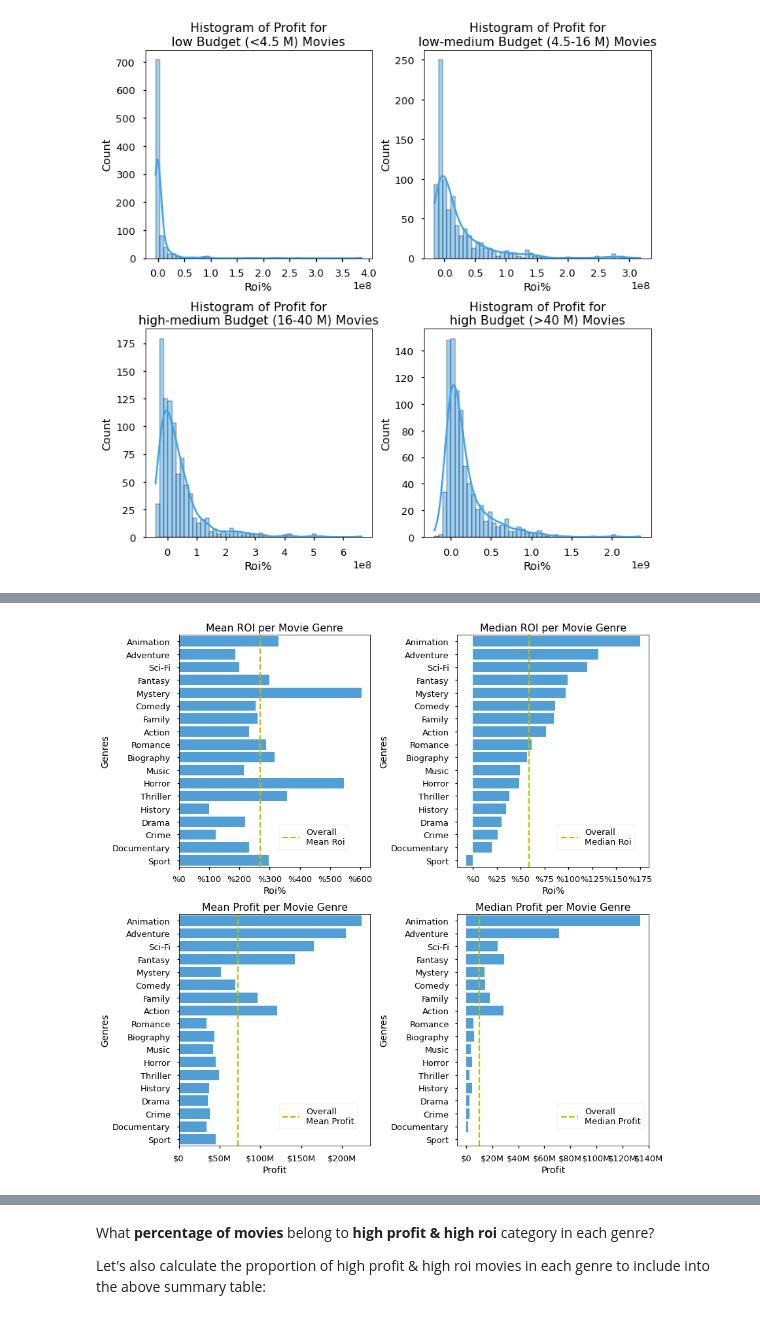
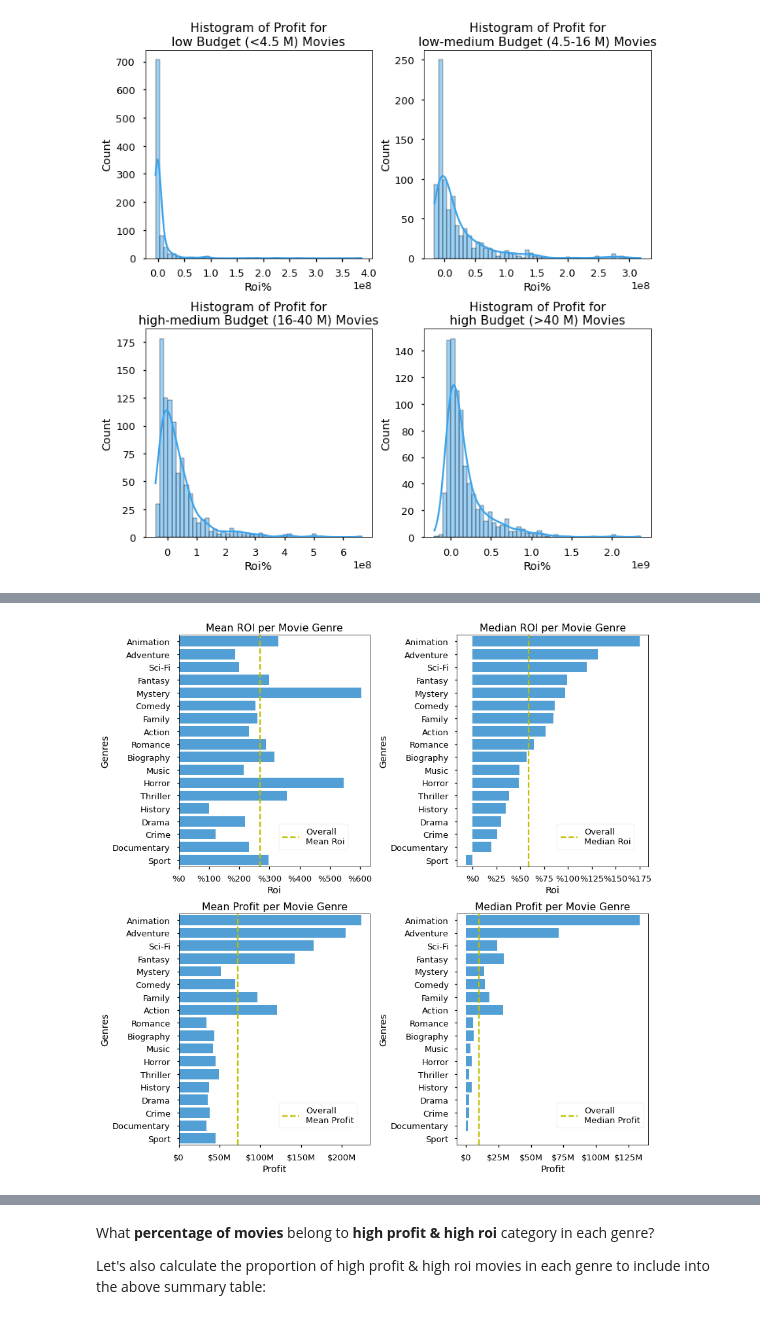
Before and after one commit to erdemiraysu/Exploratory-Movie-Analyses, a Jupyter notebook: student.ipynb, the cells around one changed output, grey strips where cells are left out. Drawn from its saved outputs; the diff is of its cells as text; code cells hidden in the pictures.

```diff
--- a/student.ipynb
+++ b/student.ipynb
@@ -746,7 +821,7 @@ master_clean['roi_profit_bins'] = master_clean['roi_bins'] + ' ' + master_clean[
 - 16-40 M (50-75th percentile)
 - 40-425 M (Top 25% percent)
 # %%
-master_clean['budget_bins'] = pd.qcut(master_clean['production_budget'], q=4, labels=['0-4.5 M', '4.5-16 M', '16-40 M', '40-425 M'])
+master_clean['budget_bins'] = pd.qcut(master_clean['production_budget'], q=4, labels=['$0-4.5 M', '$4.5-16 M', '$16-40 M', '$40-425 M'])
 # %%
 master_clean.head()
 # %% [output]
@@ -818,13 +898,15 @@ with plt.style.context('seaborn-talk'):
 
     ax1.set_title('Relationship between Profit and ROI\nfor Different Budgets')
     ax1.set_xlabel("Profit")
-    ax1.set_ylabel("Roi%")
+    ax1.set_ylabel("Return on Investment")
     legends = ax1.get_legend_handles_labels()[0]
     ax1.legend(title='Budget Bins')
 
     ax1.set_xlim(-250237650,1500000000) # removing 3 outliers for visualisation
     ax1.set_ylim(-400,13000) # removing 3 outliers for visualisation
     ax1.xaxis.set_major_formatter(formatter)
+    ax1.yaxis.set_major_locator(mpl.ticker.MultipleLocator(2000))
+    ax1.yaxis.set_major_formatter(mpl.ticker.StrMethodFormatter('%{x:,.0f}'))
 
     fig.tight_layout()
     fig.savefig('./images/Scatterplot_RoiProfit.png', dpi=300);
@@ -1040,10 +1122,10 @@ with plt.style.context('seaborn-talk'):
 - There are many movies with extremely high budget, gross, profit or roi.
 - ROI has the highest skew with the most expreme values.
 # %%
-# Create 4 different dataframes in a specific budget bin:
+# Create 4 different dataframes for each specific budget bin:
 dfbudgets = []
 df_original = master_clean_distinct
-q= ['0-4.5 M','4.5-16 M','16-40 M','40-425 M']
+q= ['$0-4.5 M','$4.5-16 M','$16-40 M','$40-425 M']
 for i in range(0,len(q)):
     dfnew = df_original[df_original['budget_bins'] == q[i]]
     dfbudgets.append(dfnew)
@@ -1085,6 +1167,13 @@ with plt.style.context('seaborn-talk'):
     ax3.set_title('Histogram of ROI for\nhigh-medium Budget (16-40 M) Movies')
     ax4.set_title('Histogram of ROI for\nhigh Budget (>40 M) Movies')
 
+        ax1.set_xlim(-250237650,1500000000) # removing 3 outliers for visualisation
+    ax1.set_ylim(-400,13000) # removing 3 outliers for visualisation
+    ax1.xaxis.set_major_formatter(formatter)
+    ax1.yaxis.set_major_locator(mpl.ticker.MultipleLocator(2000))
+    ax1.xaxis.set_major_formatter(mpl.ticker.StrMethodFormatter('%{x:,.0f}'))
+
+
     ax1.set_xlabel("Roi%")
     ax2.set_xlabel("Roi%")
     ax3.set_xlabel("Roi%")
@@ -1146,7 +1235,6 @@ df_genre_table
 | 16 | Sport | 4.484702e+07 | -175000.0 | 71 | 297.346925 | -7.119100 | 71 |
 | 17 | Thriller | 4.884496e+07 | 2267819.0 | 570 | 356.910132 | 38.061217 | 570 |
 # %%
-# Add a line to show the overall mean or median roi values for all movies.
 
 df_genre_table = df_genre_table.sort_values([('roi','median')], ascending = False)
 with plt.style.context('seaborn-talk'):
@@ -1158,7 +1246,7 @@ with plt.style.context('seaborn-talk'):
     sns.barplot(x = df_genre_table['profit','mean'], y= df_genre_table['genres'],  ax=ax3, color = base_color)
     sns.barplot(x = df_genre_table['profit','median'], y= df_genre_table['genres'],  ax=ax4, color = base_color)
 
-
+    # Add a line to show the overall mean or median roi values for all movies.
     mean_roi = round(df_genre['roi'].mean())
     median_roi = round(df_genre['roi'].median())
     mean_profit = round(df_genre['profit'].mean())
@@ -1168,37 +1256,37 @@ with plt.style.context('seaborn-talk'):
     ax1.legend(bbox_to_anchor = (0.5, 0.2), loc = 'upper left')
     ax2.axvline(x= median_roi, ymin=0, ymax=1, color='y', linestyle='--', label = "Overall\nMedian Roi")
     ax2.legend(bbox_to_anchor = (0.5, 0.2), loc = 'upper left')
     ax3.axvline(x= mean_profit, ymin=0, ymax=1, color='y', linestyle='--', label = "Overall\nMean Profit")
     ax3.legend(bbox_to_anchor = (0.5, 0.2), loc = 'upper left')
     ax4.axvline(x= median_profit, ymin=0, ymax=1, color='y', linestyle='--', label = "Overall\nMedian Profit")
     ax4.legend(bbox_to_anchor = (0.5, 0.2), loc = 'upper left')
 
-
     ax1.xaxis.set_major_locator(mpl.ticker.MultipleLocator(100))
     ax1.xaxis.set_major_formatter(mpl.ticker.StrMethodFormatter('%{x:,.0f}')) # plt.yticks(rotation=25)
     ax2.xaxis.set_major_locator(mpl.ticker.MultipleLocator(25))
     ax2.xaxis.set_major_formatter(mpl.ticker.StrMethodFormatter('%{x:,.0f}'))
     ax3.xaxis.set_major_formatter(formatter)
     ax4.xaxis.set_major_formatter(formatter)
+    ax4.xaxis.set_major_locator(mpl.ticker.MultipleLocator(25000000)) # We want the ticks a little farther apart
 
     ax1.set_title('Mean ROI per Movie Genre')
     ax2.set_title('Median ROI per Movie Genre')
     ax3.set_title('Mean Profit per Movie Genre')
     ax4.set_title('Median Profit per Movie Genre')
 
-    ax1.set_xlabel("Roi%")
-    ax2.set_xlabel("Roi%")
+    ax1.set_xlabel("Roi")
+    ax2.set_xlabel("Roi")
     ax3.set_xlabel("Profit")
     ax4.set_xlabel("Profit")
     ax1.set_ylabel("Genres")
     ax2.set_ylabel("Genres")
     ax3.set_ylabel("Genres")
     ax4.set_ylabel("Genres")
 
     fig.tight_layout();
     fig.savefig('./images/MeanMedian_RoiProfit.png', dpi=300);
 # %% [output]
-[figure, old version]
+[figure, new version]
 # %% [markdown]
 #### Should we rely on MEAN or MEDIAN?
 
```
Also changed, not shown: parts of 72 cells of this notebook.
